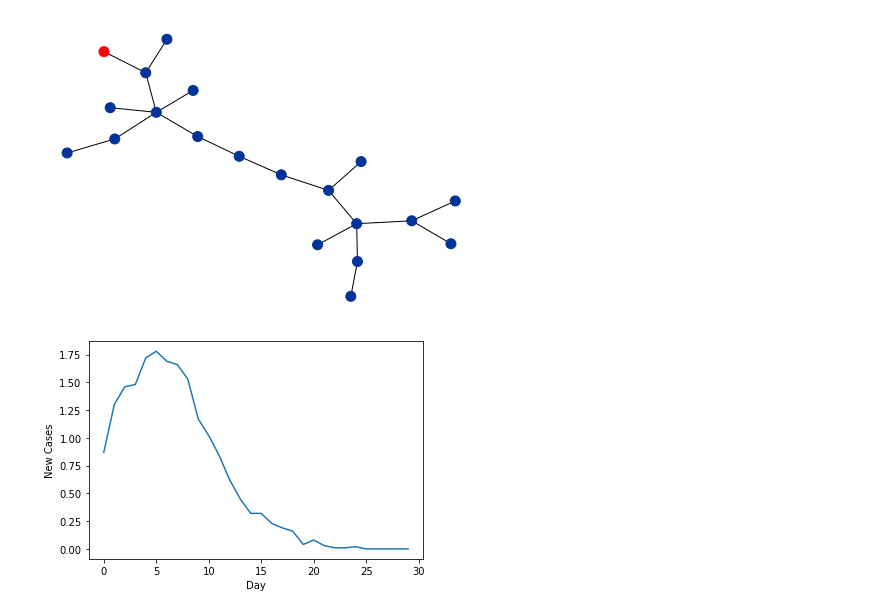
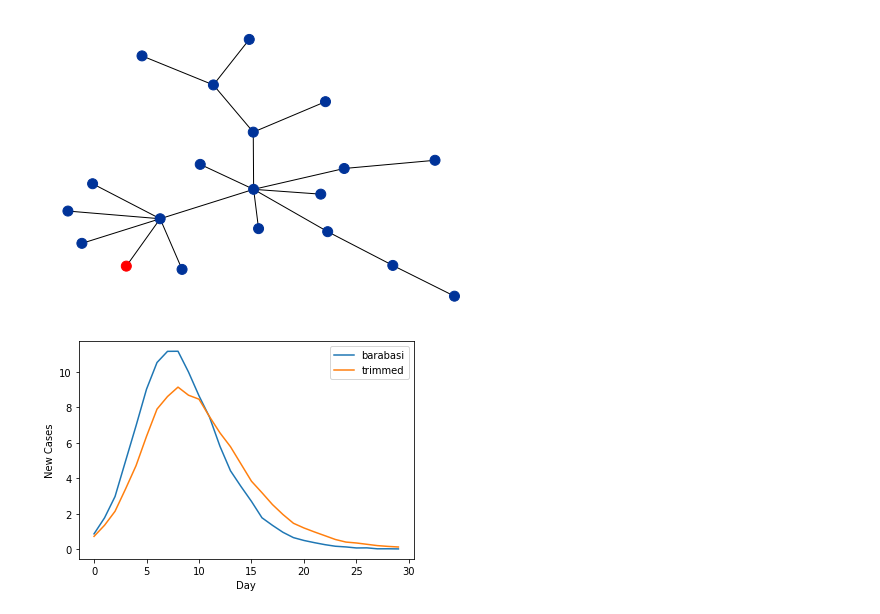
Before and after one commit to kfilpo/BIO-336-S20, a Jupyter notebook: 084_scale_free_propagation.ipynb, the cells around one changed output. Cells and saved outputs as stored; diff of their text form; code cells hidden in the pictures.

```diff
--- a/084_scale_free_propagation.ipynb
+++ b/084_scale_free_propagation.ipynb
@@ -36,6 +36,11 @@ class Graph():
                     out.append((node,link))
         return out
 
+    def delete_edge(self, node1, node2):
+        if node1 not in self.gdict[node2]: return # This edge doesn't exist, done
+        self.gdict[node1].remove(node2)
+        self.gdict[node2].remove(node1)
+
     def __str__(self):
         out = 'A graph of ' + str(len(self.gdict)) + ' nodes:\n'
         for node in self.gdict:
@@ -176,0 +178,21 @@ array([0., 0., 2., 2., 1.])
+# %%
+def remove_hub(g):
+    """Isolate the most connected node"""
+    highest_so_far = 0
+    best_node = None
+    for node,links in g.gdict.items():
+        if len(links)>highest_so_far:
+            highest_so_far = len(links)
+            best_node = node
+    #print(best_node, g.gdict[best_node])
+    for node in g.gdict[best_node].copy():
+        g.delete_edge(best_node, node)
+
+# Test
+g = barabasi(100)
+plt.figure(figsize=(12,4))
+plt.subplot(121);
+degrees(g);
+remove_hub(g)
+plt.subplot(122);
+degrees(g);
@@ -177,42 +201,47 @@ array([0., 0., 2., 2., 1.])
 # %%
 def pandemic(g, prob = 0.5,nsteps =10):
     nodes = g.get_nodes()
     for node in nodes:
         g.values[node] = 0
     patient_zero = np.random.randint(low=0, high=len(nodes))
     g.values[patient_zero] = 1
 
     history = np.zeros(nsteps)
     for t in range(nsteps):
         newly_infected = []
         for node in g.get_nodes():
             if g.values[node]==1:
                 neighbors = g.gdict[node]
                 for neighbor in neighbors:
                     if g.values[neighbor] ==0 and np.random.uniform()< prob:
                         newly_infected.append(neighbor)
         for node in newly_infected:
             g.values[node]=1
         history[t] = len(newly_infected)
     return history
 
 #test
-g = barabasi(20)
+g = rich_club_network(20)
 history = pandemic(g,prob = 0.1, nsteps=1)
 g.plot()
 # %% [output]
-[figure, old version]
+[figure, new version]
 # %%
 n_steps=30
-n_trials = 100
+n_trials = 500
+prob_2 = 0.2
 
-history =np.zeros(shape=(n_steps,n_trials))
+history =np.zeros(shape=(n_steps,n_trials*2))
 for i in range(n_trials):
-    g = barabasi(20)
-    history[:,i] = pandemic(g,prob = 0.5, nsteps=n_steps)
+    g = barabasi(100)
+    history[:,i] = pandemic(g,prob = prob_2, nsteps=n_steps)
+    remove_hub(g)
+    history[:,i+n_trials] = pandemic(g,prob = prob_2, nsteps=n_steps)
 
-plt.plot(np.mean(history, axis=1));
+plt.plot(np.mean(history[:, :n_trials], axis=1), label='barabasi');
+plt.plot(np.mean(history[:, n_trials:], axis=1), label='trimmed');
 plt.xlabel("Day");
 plt.ylabel("New Cases");
+plt.legend(loc='upper right');
 # %% [output]
-[figure, old version]
+[figure, new version]
```
Also changed, not shown: parts of 5 cells of this notebook, 1 other file.
